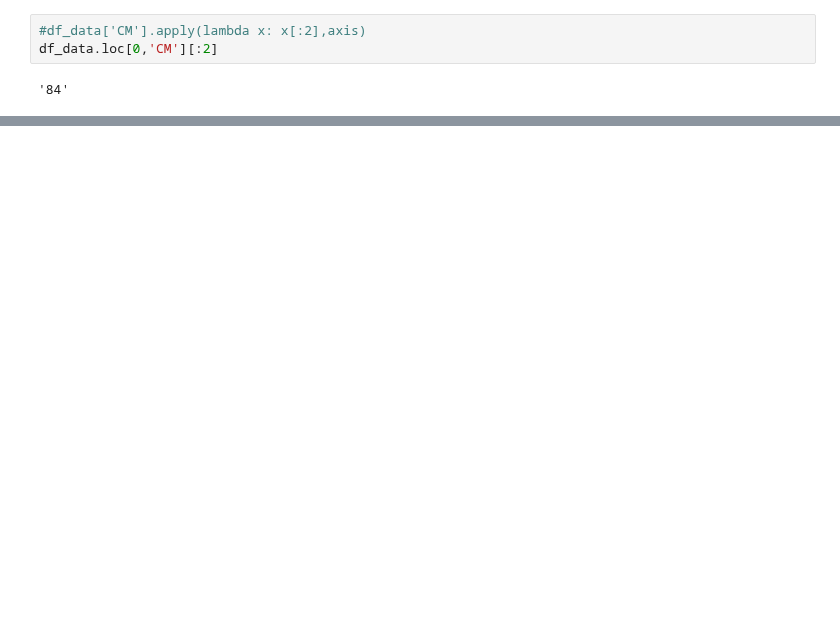
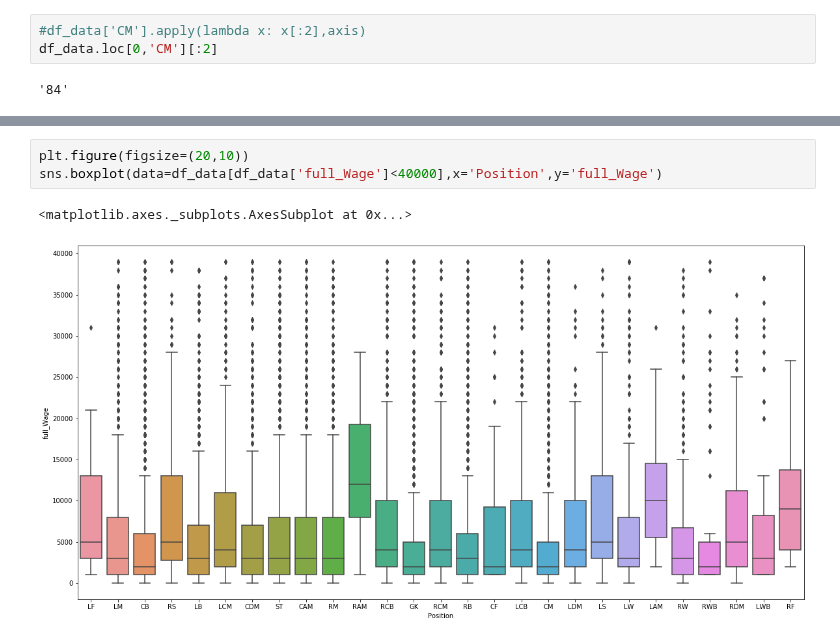
Before and after one commit to ShaharSheli/FIFA19, a Jupyter notebook: Exploration v1.ipynb, the cells around one changed output, grey strips where cells are left out. Drawn from its saved outputs; the diff is of its cells as text; blank space fills up the shorter version.

```diff
--- a/Exploration v1.ipynb
+++ b/Exploration v1.ipynb
@@ -68,0 +96,6 @@ df_data.loc[0,'CM'][:2]
+# %%
+plt.figure(figsize=(20,10))
+sns.boxplot(data=df_data[df_data['full_Wage']<40000],x='Position',y='full_Wage')
+# %% [output]
+<matplotlib.axes._subplots.AxesSubplot at 0x...>
+[figure, added]
```
Also changed, not shown: parts of 19 cells of this notebook, 3 other files.
